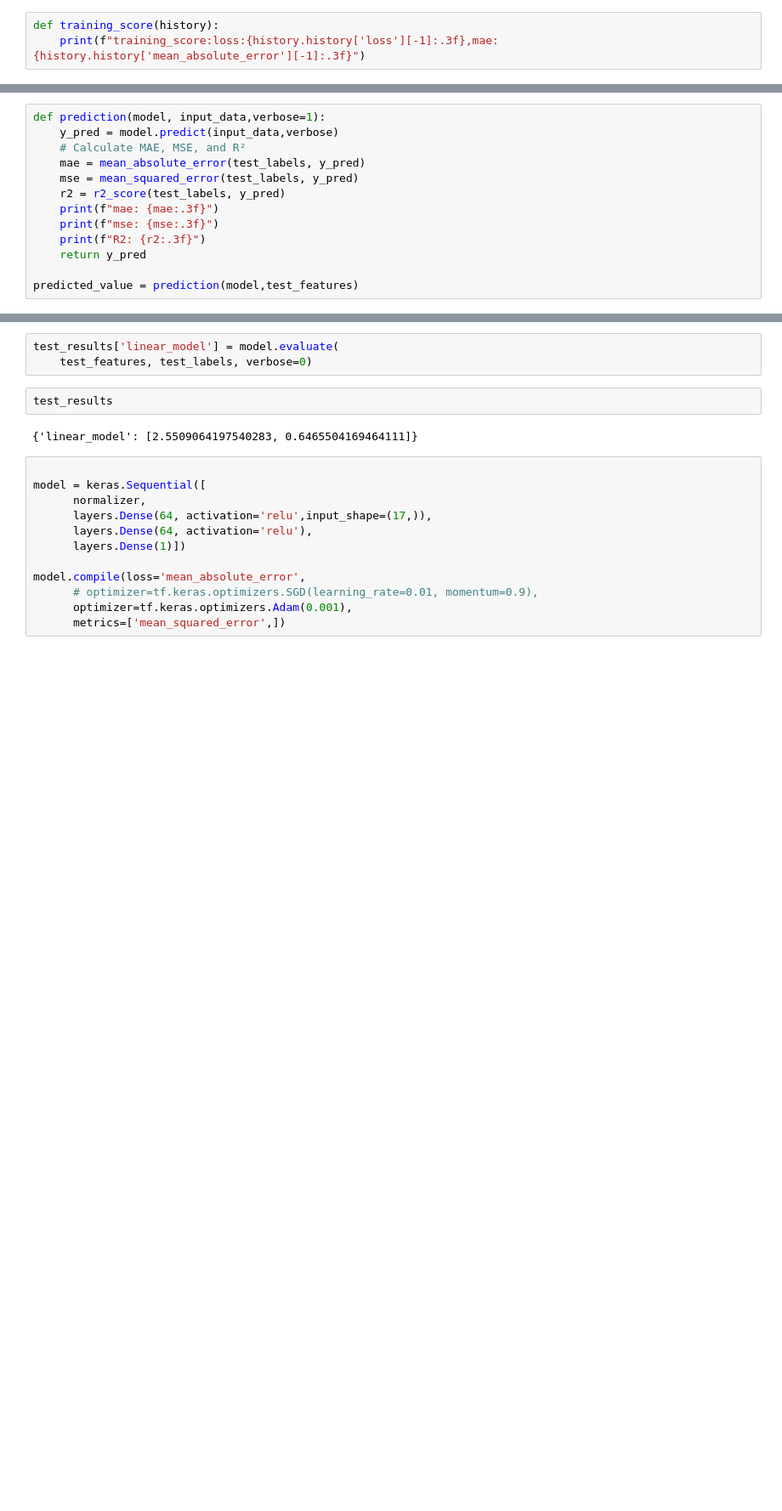
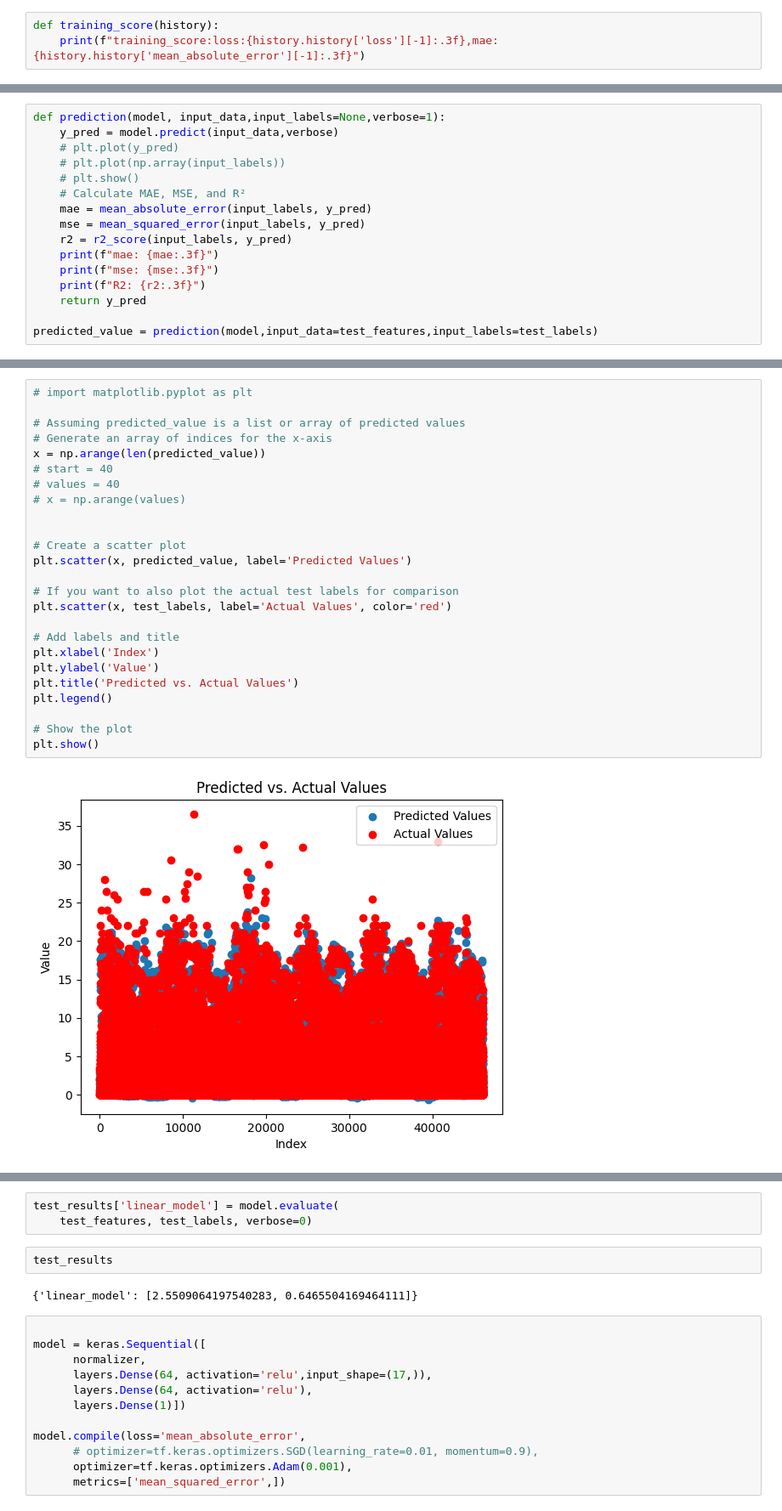
Before and after one commit to Harshvardhan1407/TensorFlow, a Jupyter notebook: deployment/tfx_pipeline.ipynb, the cells around one changed output, grey strips where cells are left out. Shown at 85% size. Saved outputs shown, nothing was run; the diff lists cells and outputs as text; blank space fills up the shorter version.

```diff
--- a/deployment/tfx_pipeline.ipynb
+++ b/deployment/tfx_pipeline.ipynb
@@ -178,14 +169,17 @@ test_score: [2.5509064197540283, 0.6465504169464111]
 # %%
-def prediction(model, input_data,verbose=1):
+def prediction(model, input_data,input_labels=None,verbose=1):
     y_pred = model.predict(input_data,verbose)
+    # plt.plot(y_pred)
+    # plt.plot(np.array(input_labels))
+    # plt.show()
     # Calculate MAE, MSE, and R²
-    mae = mean_absolute_error(test_labels, y_pred)
-    mse = mean_squared_error(test_labels, y_pred)
-    r2 = r2_score(test_labels, y_pred)
+    mae = mean_absolute_error(input_labels, y_pred)
+    mse = mean_squared_error(input_labels, y_pred)
+    r2 = r2_score(input_labels, y_pred)
     print(f"mae: {mae:.3f}")
     print(f"mse: {mse:.3f}")
     print(f"R2: {r2:.3f}")
     return y_pred
 
-predicted_value = prediction(model,test_features)
+predicted_value = prediction(model,input_data=test_features,input_labels=test_labels)
 # %% [output]
@@ -216,3 +190,30 @@ history = model.fit(train_features, train_labels, epochs=10, batch_size=32, vali
+# %%
+# import matplotlib.pyplot as plt
+
+# Assuming predicted_value is a list or array of predicted values
+# Generate an array of indices for the x-axis
+x = np.arange(len(predicted_value))
+# start = 40
+# values = 40
+# x = np.arange(values)
+
+
+# Create a scatter plot
+plt.scatter(x, predicted_value, label='Predicted Values')
+
+# If you want to also plot the actual test labels for comparison
+plt.scatter(x, test_labels, label='Actual Values', color='red')
+
+# Add labels and title
+plt.xlabel('Index')
+plt.ylabel('Value')
+plt.title('Predicted vs. Actual Values')
+plt.legend()
+
+# Show the plot
+plt.show()
+# %% [output]
+[figure, added]
 # %%
 first_dense_layer = model.layers[1]
 weights, biases = first_dense_layer.get_weights()
```
Also changed, not shown: parts of 14 cells of this notebook, 2 other files.
